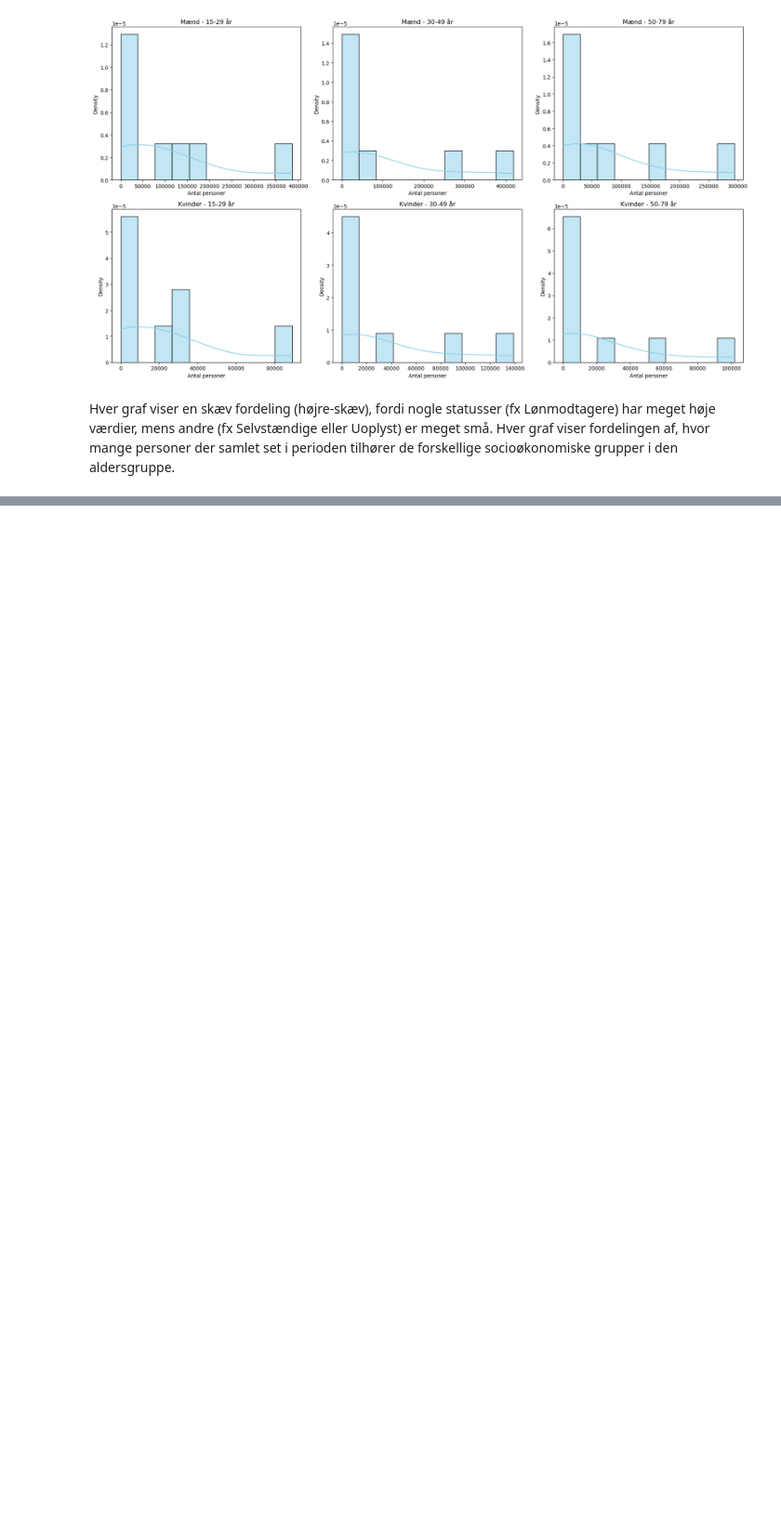
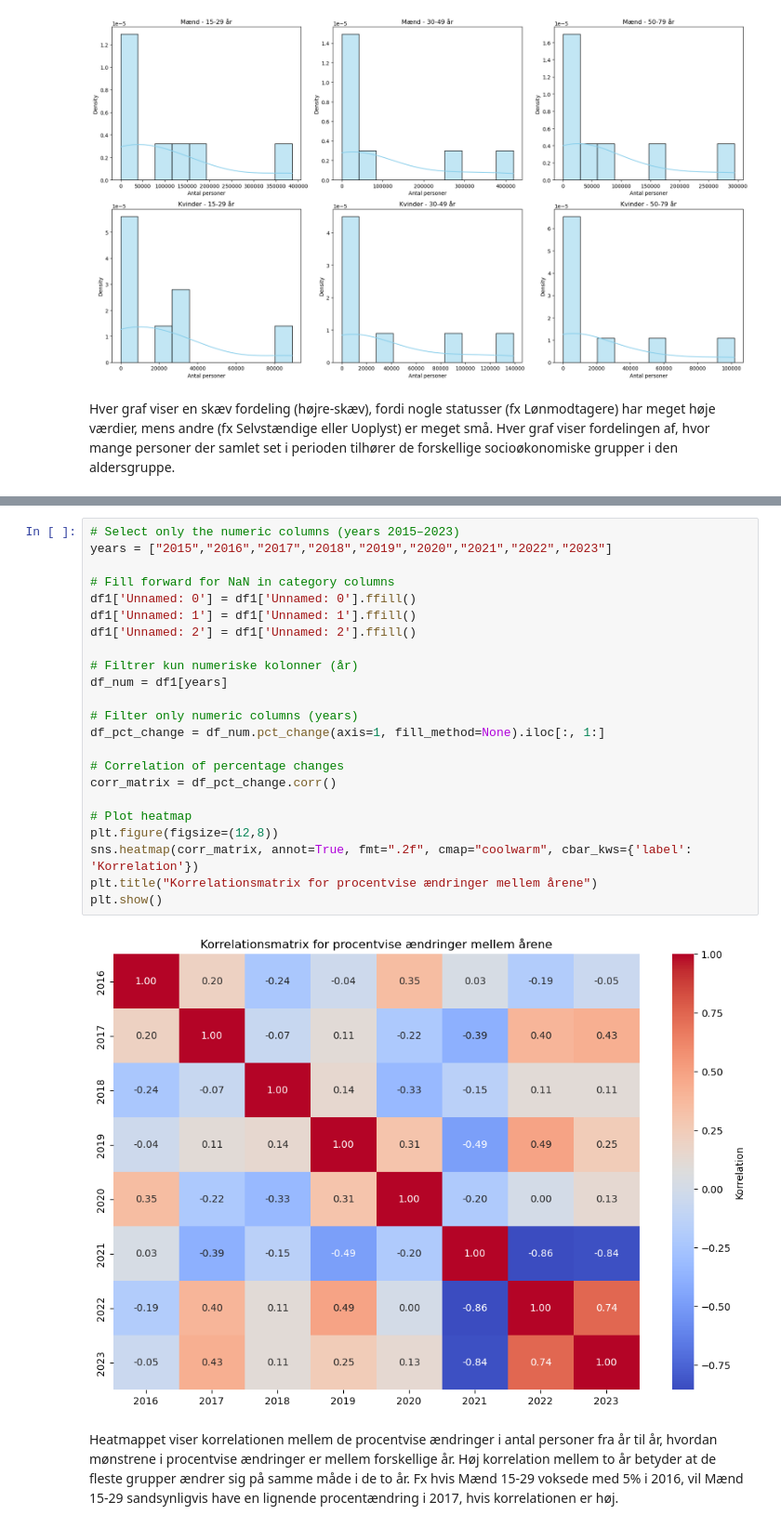
Before and after one commit to malouVich/Eksam-BI-Kriminalitetens-m-nstre-i-Danmark, a Jupyter notebook: Data/KriminalitetensMønstre.ipynb, the cells around one changed output, grey strips where cells are left out. Shown at 93% size. Drawn from its saved outputs; the diff is of its cells as text; blank space fills up the shorter version.

```diff
--- a/Data/KriminalitetensMønstre.ipynb
+++ b/Data/KriminalitetensMønstre.ipynb
@@ -341,0 +425,28 @@ Hver graf viser en skæv fordeling (højre-skæv), fordi nogle statusser (fx Lø
+# %%
+# Select only the numeric columns (years 2015–2023)
+years = ["2015","2016","2017","2018","2019","2020","2021","2022","2023"]
+
+# Fill forward for NaN in category columns
+df1['Unnamed: 0'] = df1['Unnamed: 0'].ffill()
+df1['Unnamed: 1'] = df1['Unnamed: 1'].ffill()
+df1['Unnamed: 2'] = df1['Unnamed: 2'].ffill()
+
+# Filtrer kun numeriske kolonner (år)
+df_num = df1[years]
+
+# Filter only numeric columns (years)
+df_pct_change = df_num.pct_change(axis=1, fill_method=None).iloc[:, 1:]
+
+# Correlation of percentage changes
+corr_matrix = df_pct_change.corr()
+
+# Plot heatmap
+plt.figure(figsize=(12,8))
+sns.heatmap(corr_matrix, annot=True, fmt=".2f", cmap="coolwarm", cbar_kws={'label': 'Korrelation'})
+plt.title("Korrelationsmatrix for procentvise ændringer mellem årene")
+plt.show()
+# %% [output]
+[figure, added]
+# %% [markdown]
+Heatmappet viser korrelationen mellem de procentvise ændringer i antal personer fra år til år, hvordan mønstrene i procentvise ændringer er mellem forskellige år. Høj korrelation mellem to år betyder at de fleste grupper ændrer sig på samme måde i de to år.
+Fx hvis Mænd 15-29 voksede med 5% i 2016, vil Mænd 15-29 sandsynligvis have en lignende procentændring i 2017, hvis korrelationen er høj.
```
Also changed, not shown: parts of 7 cells of this notebook.
